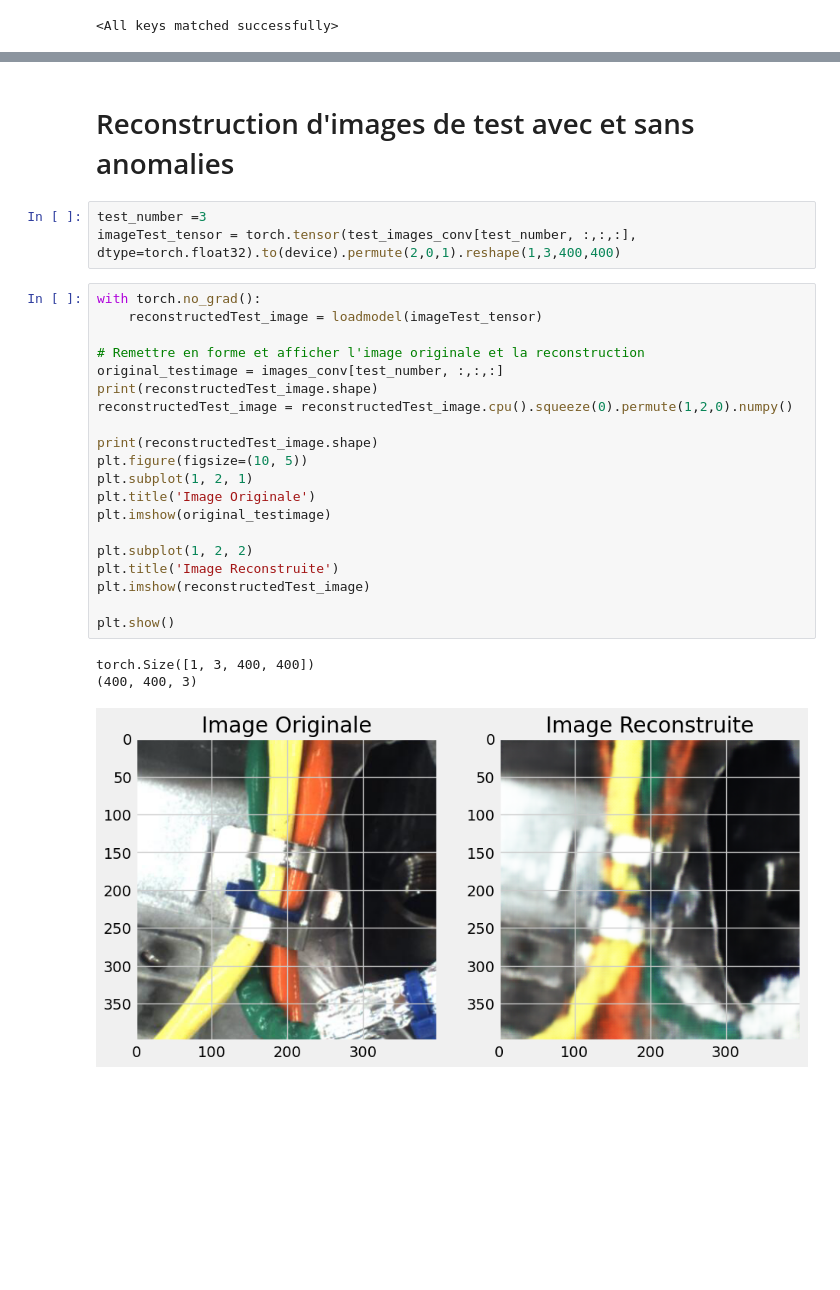
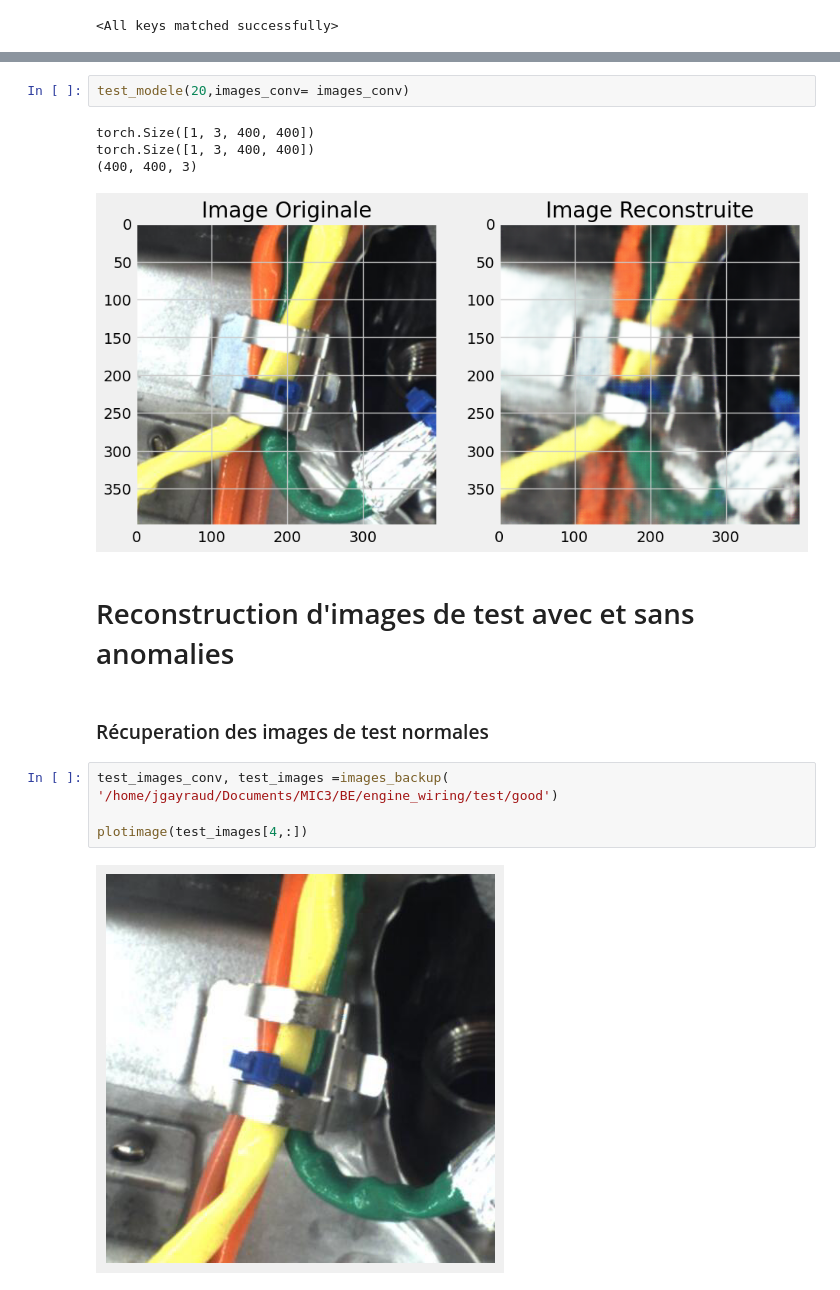
Before and after one commit to Rulienn/Detection-d-anomalie, a Jupyter notebook: JulienNoteBook.ipynb, the cells around one changed output, grey strips where cells are left out. Saved outputs shown, nothing was run; the diff lists cells and outputs as text; blank space fills up the shorter version.

```diff
--- a/JulienNoteBook.ipynb
+++ b/JulienNoteBook.ipynb
@@ -392,29 +359,17 @@ torch.Size([1, 3, 400, 400])
+# %%
+test_modele(20,images_conv= images_conv)
+# %% [output]
+torch.Size([1, 3, 400, 400])
+torch.Size([1, 3, 400, 400])
+(400, 400, 3)
+[figure, added]
 # %% [markdown]
 # Reconstruction d'images de test avec et sans anomalies
-# %%
-test_number =3
-imageTest_tensor = torch.tensor(test_images_conv[test_number, :,:,:], dtype=torch.float32).to(device).permute(2,0,1).reshape(1,3,400,400)
-# %%
-with torch.no_grad():
-    reconstructedTest_image = loadmodel(imageTest_tensor)
-
-# Remettre en forme et afficher l'image originale et la reconstruction
-original_testimage = images_conv[test_number, :,:,:]
-print(reconstructedTest_image.shape)
-reconstructedTest_image = reconstructedTest_image.cpu().squeeze(0).permute(1,2,0).numpy()
-
-print(reconstructedTest_image.shape)
-plt.figure(figsize=(10, 5))
-plt.subplot(1, 2, 1)
-plt.title('Image Originale')
-plt.imshow(original_testimage)
-
-plt.subplot(1, 2, 2)
-plt.title('Image Reconstruite')
-plt.imshow(reconstructedTest_image)
-
-plt.show()
-# %% [output]
-torch.Size([1, 3, 400, 400])
-(400, 400, 3)
-[figure, removed]
+# %% [markdown]
+### Récuperation des images de test normales
+# %%
+test_images_conv, test_images =images_backup(  '/home/jgayraud/Documents/MIC3/BE/engine_wiring/test/good')
+
+plotimage(test_images[4,:])
+# %% [output]
+[figure, added]
```
Also changed, not shown: parts of 10 cells of this notebook, 2 other files.
